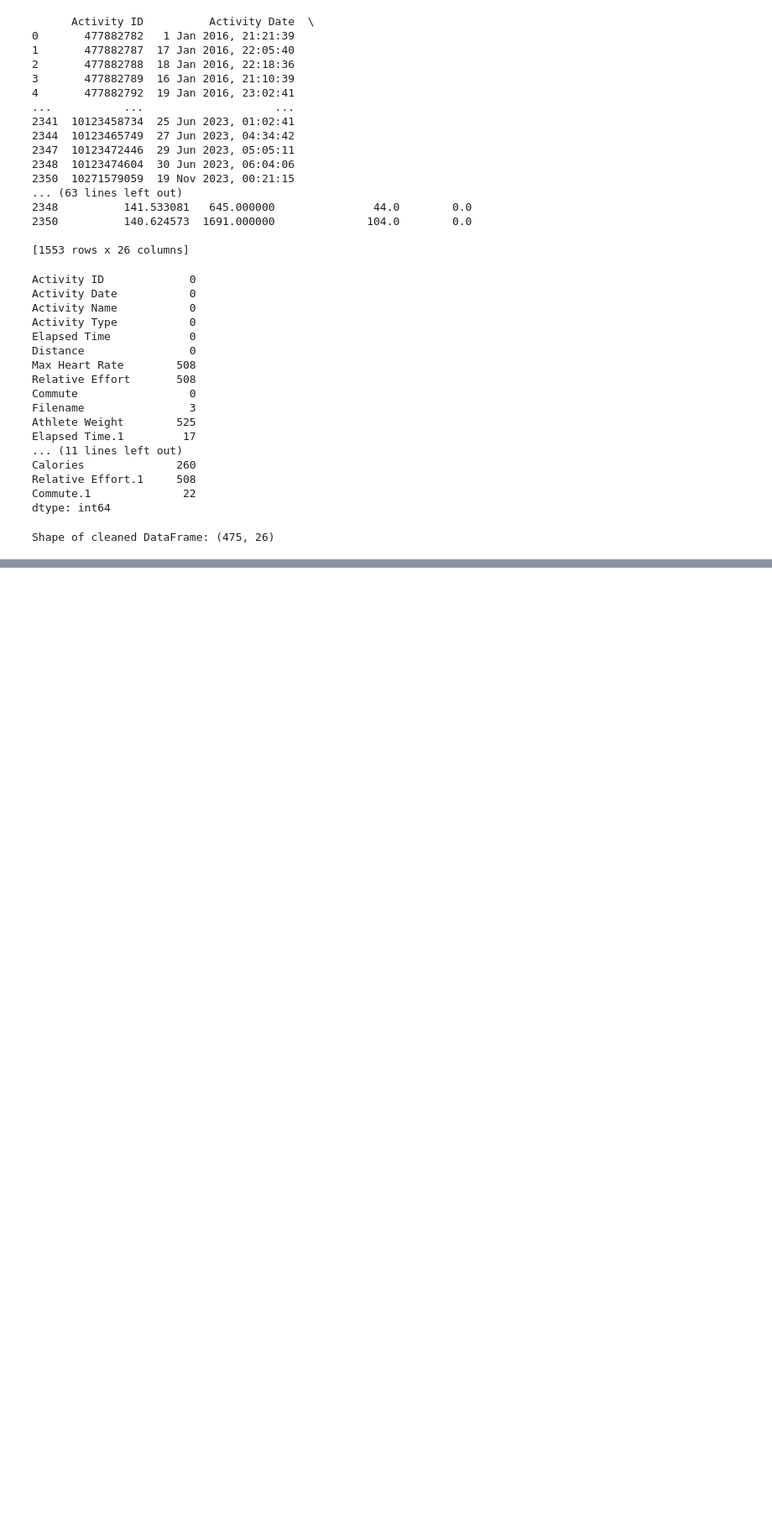
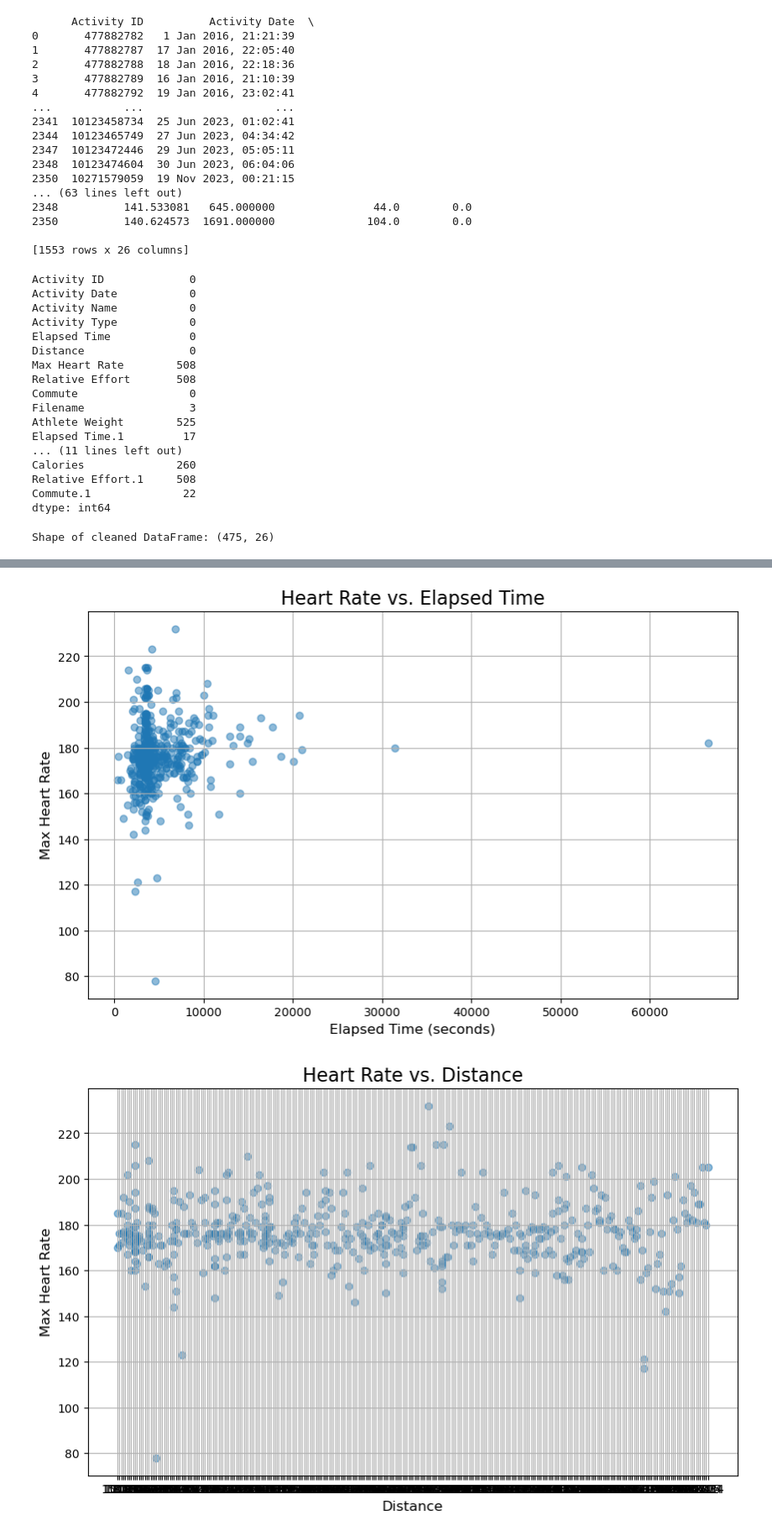
Before and after one commit to Redback-Operations/redback-fit-sports-performance, a Jupyter notebook: Cycling Analysis/dimensionalityreduction.ipynb, the cells around one changed output, grey strips where cells are left out. Shown at 84% size. Drawn from its saved outputs; the diff is of its cells as text; code cells hidden in the pictures; blank space fills up the shorter version.

```diff
--- a/Cycling Analysis/dimensionalityreduction.ipynb
+++ b/Cycling Analysis/dimensionalityreduction.ipynb
@@ -139,0 +209,49 @@ ValueError: could not convert string to float: '23 Feb 2019, 17:57:21'
+# %%
+import pandas as pd
+import matplotlib.pyplot as plt
+import seaborn as sns
+
+# Load the data into a pandas DataFrame
+# Assuming the variable 'data' contains your DataFrame
+# Replace 'data.csv' with the actual file path if loading from a CSV file
+data = cleaned_running_data
+
+# Select relevant variables
+relevant_variables = ['Elapsed Time', 'Distance', 'Elevation Gain', 'Max Heart Rate']
+
+# Scatter plot for heart rate vs. elapsed time
+plt.figure(figsize=(10, 6))
+plt.scatter(data['Elapsed Time'], data['Max Heart Rate'], alpha=0.5)
+plt.title('Heart Rate vs. Elapsed Time', fontsize=16)
+plt.xlabel('Elapsed Time (seconds)', fontsize=12)
+plt.ylabel('Max Heart Rate', fontsize=12)
+plt.grid(True)
+plt.show()
+
+# Scatter plot for heart rate vs. distance
+plt.figure(figsize=(10, 6))
+plt.scatter(data['Distance'], data['Max Heart Rate'], alpha=0.5)
+plt.title('Heart Rate vs. Distance', fontsize=16)
+plt.xlabel('Distance', fontsize=12)
+plt.ylabel('Max Heart Rate', fontsize=12)
+plt.grid(True)
+plt.show()
+
+# Scatter plot for heart rate vs. elevation gain
+plt.figure(figsize=(10, 6))
+plt.scatter(data['Elevation Gain'], data['Max Heart Rate'], alpha=0.5)
+plt.title('Heart Rate vs. Elevation Gain', fontsize=16)
+plt.xlabel('Elevation Gain', fontsize=12)
+plt.ylabel('Max Heart Rate', fontsize=12)
+plt.grid(True)
+plt.show()
+
+# Correlation matrix and heatmap
+correlation_matrix = data[relevant_variables].corr()
+plt.figure(figsize=(10, 8))
+sns.heatmap(correlation_matrix, annot=True, cmap='coolwarm', fmt=".2f")
+plt.title('Correlation Matrix of Relevant Variables', fontsize=16)
+plt.show()
+# %% [output]
+[figure, added]
+[figure, added]
```
Also changed, not shown: parts of 8 cells of this notebook, 1 other file.
